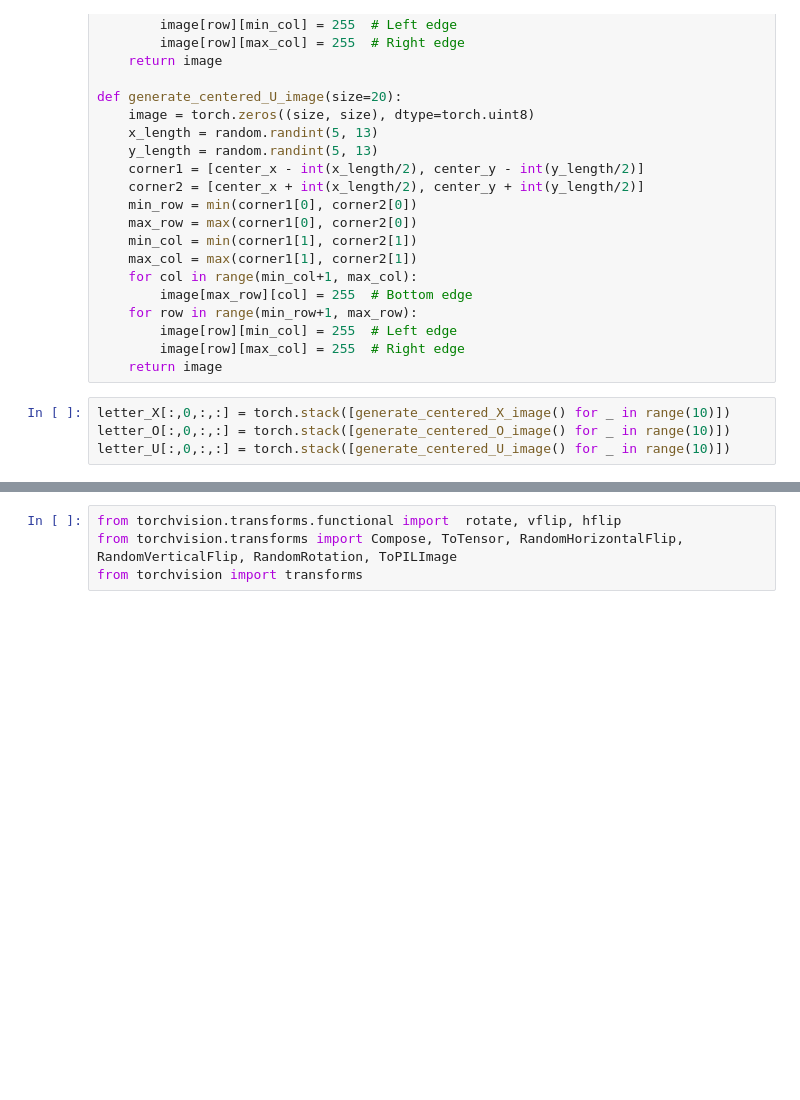
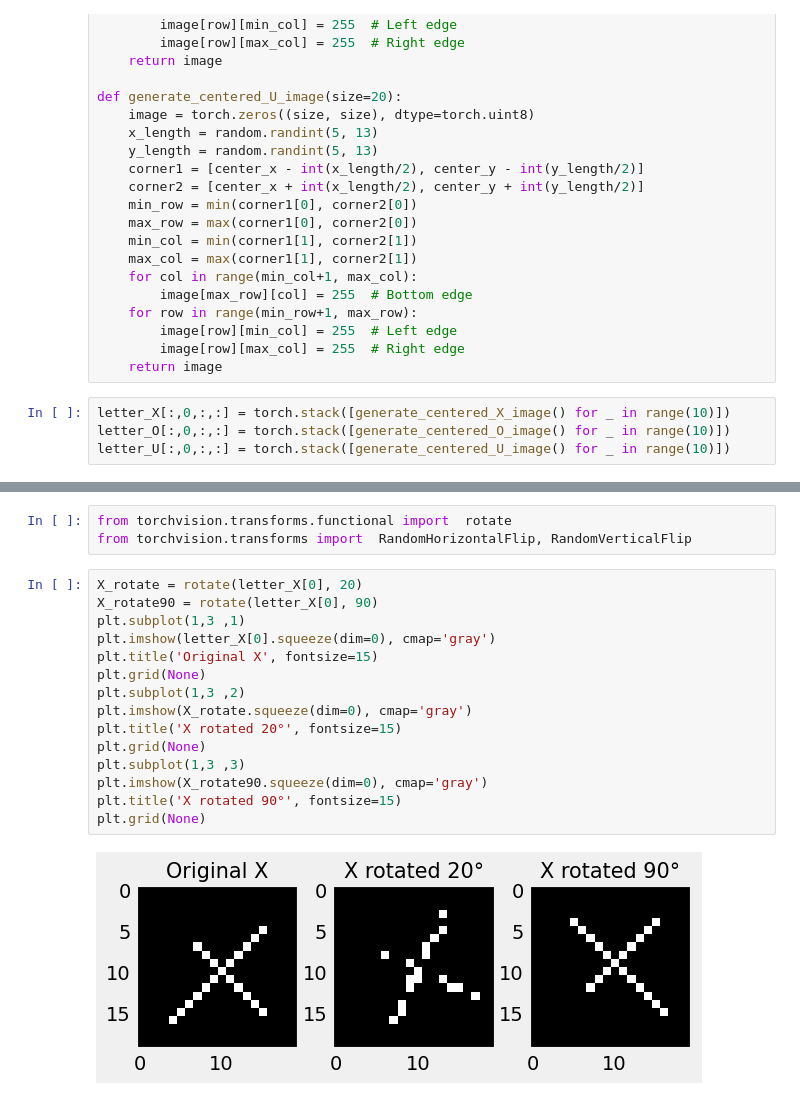
Before and after one commit to soykilian/image_classification, a Jupyter notebook: P4.ipynb, the cells around one changed output, grey strips where cells are left out. Drawn from its saved outputs; the diff is of its cells as text; blank space fills up the shorter version.

```diff
--- a/P4.ipynb
+++ b/P4.ipynb
@@ -91,7 +94,23 @@ img = PlotImages(images, targets)
 # %%
-from torchvision.transforms.functional import  rotate, vflip, hflip
-from torchvision.transforms import Compose, ToTensor, RandomHorizontalFlip, RandomVerticalFlip, RandomRotation, ToPILImage
-from torchvision import transforms
+from torchvision.transforms.functional import  rotate
+from torchvision.transforms import  RandomHorizontalFlip, RandomVerticalFlip
+# %%
+X_rotate = rotate(letter_X[0], 20)
+X_rotate90 = rotate(letter_X[0], 90)
+plt.subplot(1,3 ,1)
+plt.imshow(letter_X[0].squeeze(dim=0), cmap='gray')
+plt.title('Original X', fontsize=15)
+plt.grid(None)
+plt.subplot(1,3 ,2)
+plt.imshow(X_rotate.squeeze(dim=0), cmap='gray')
+plt.title('X rotated 20°', fontsize=15)
+plt.grid(None)
+plt.subplot(1,3 ,3)
+plt.imshow(X_rotate90.squeeze(dim=0), cmap='gray')
+plt.title('X rotated 90°', fontsize=15)
+plt.grid(None)
+# %% [output]
+[figure, added]
 # %%
 letter_X_aug = torch.Tensor(100, 1, 20, 20)
 letter_O_aug = torch.Tensor(100, 1, 20, 20)
```
Also changed, not shown: parts of 23 cells of this notebook, 29 other files.
